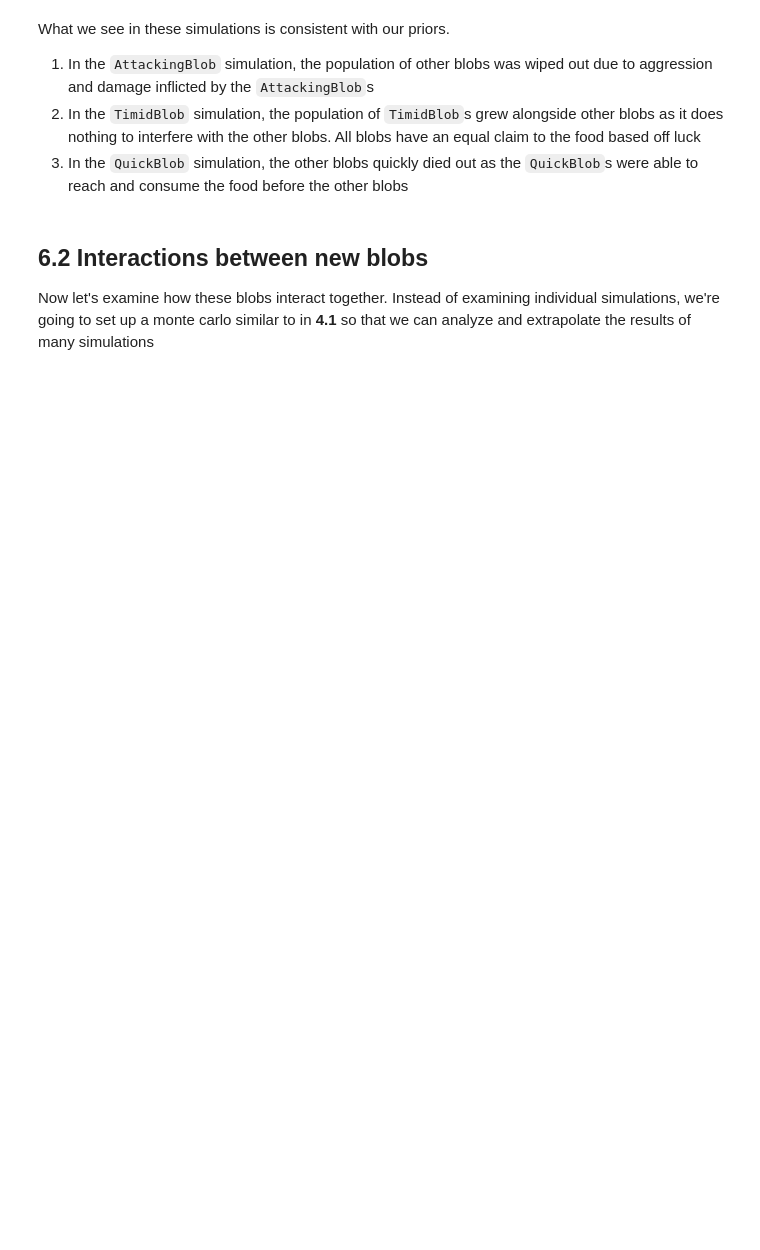
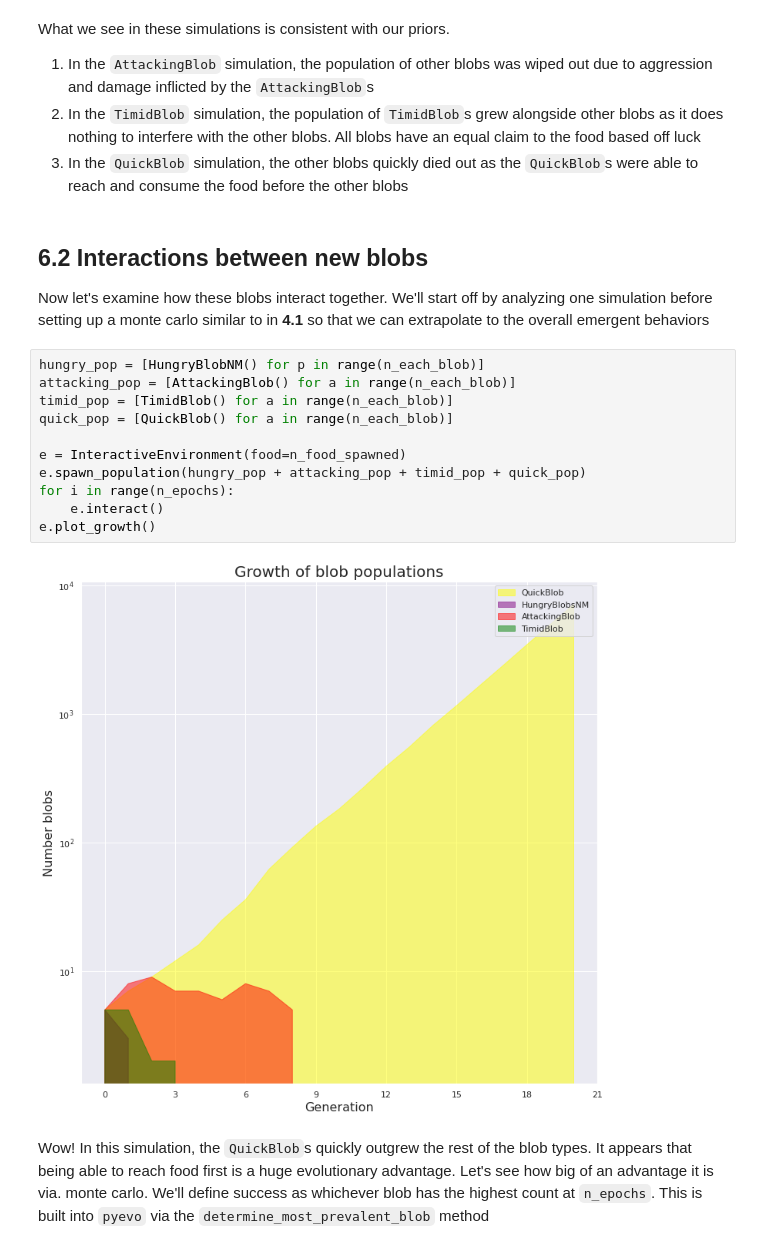
Before and after one commit to sansona/pyevo, a Jupyter notebook: examples/6. Interactions Between Blobs Case Study.ipynb, the cells around one changed output. Drawn from its saved outputs; the diff is of its cells as text; blank space fills up the shorter version.

```diff
--- a/examples/6. Interactions Between Blobs Case Study.ipynb
+++ b/examples/6. Interactions Between Blobs Case Study.ipynb
@@ -103,4 +112,19 @@ What we see in these simulations is consistent with our priors.
 # %% [markdown]
 ## 6.2 Interactions between new blobs
 
-Now let's examine how these blobs interact together. Instead of examining individual simulations, we're going to set up a monte carlo similar to in <b>4.1</b> so that we can analyze and extrapolate the results of many simulations
+Now let's examine how these blobs interact together. We'll start off by analyzing one simulation before setting up a monte carlo similar to in <b>4.1</b> so that we can extrapolate to the overall emergent behaviors
+# %%
+hungry_pop = [HungryBlobNM() for p in range(n_each_blob)]
+attacking_pop = [AttackingBlob() for a in range(n_each_blob)]
+timid_pop = [TimidBlob() for a in range(n_each_blob)]
+quick_pop = [QuickBlob() for a in range(n_each_blob)]
+
+e = InteractiveEnvironment(food=n_food_spawned)
+e.spawn_population(hungry_pop + attacking_pop + timid_pop + quick_pop)
+for i in range(n_epochs):
+    e.interact()
+e.plot_growth()
+# %% [output]
+[figure, added]
+# %% [markdown]
+Wow! In this simulation, the `QuickBlob`s quickly outgrew the rest of the blob types. It appears that being able to reach food first is a huge evolutionary advantage. Let's see how big of an advantage it is via. monte carlo. We'll define success as whichever blob has the highest count at `n_epochs`. This is built into `pyevo` via the `determine_most_prevalent_blob` method
```
Also changed, not shown: parts of 13 cells of this notebook, 4 other files.
